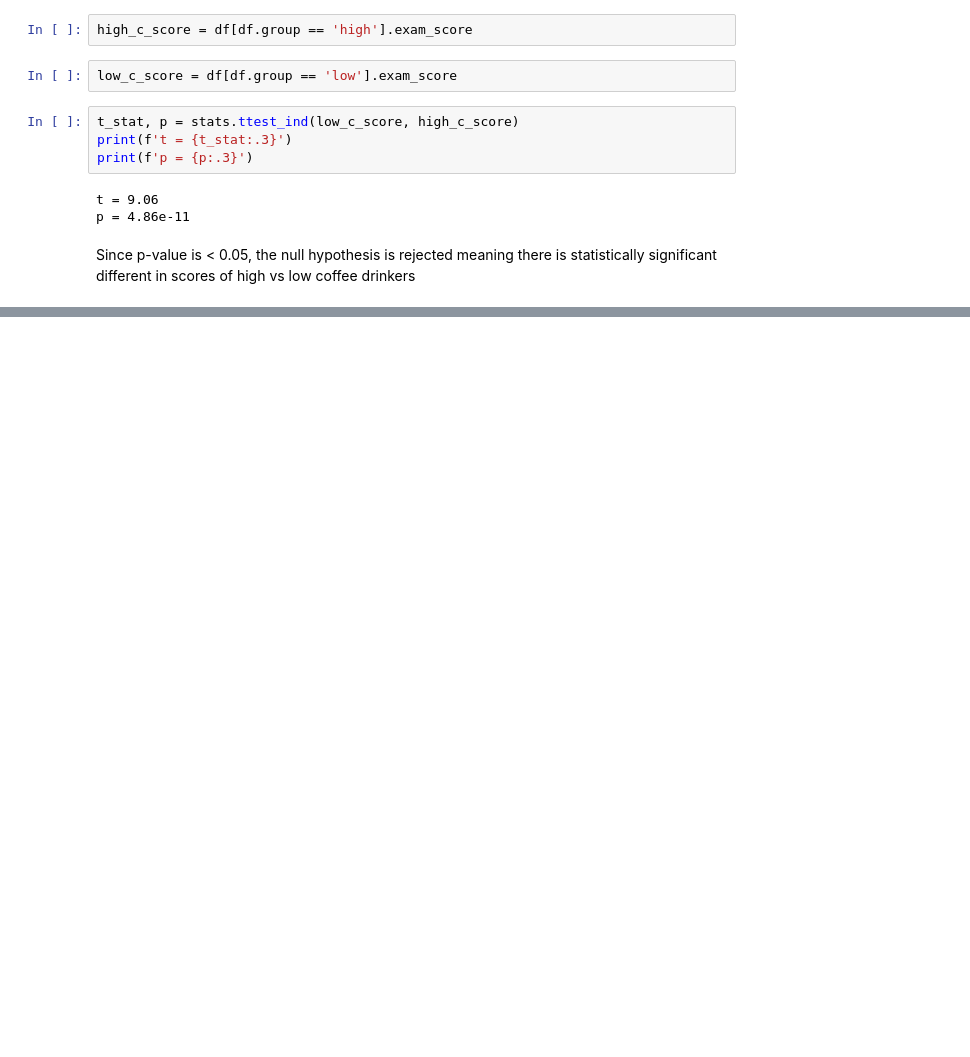
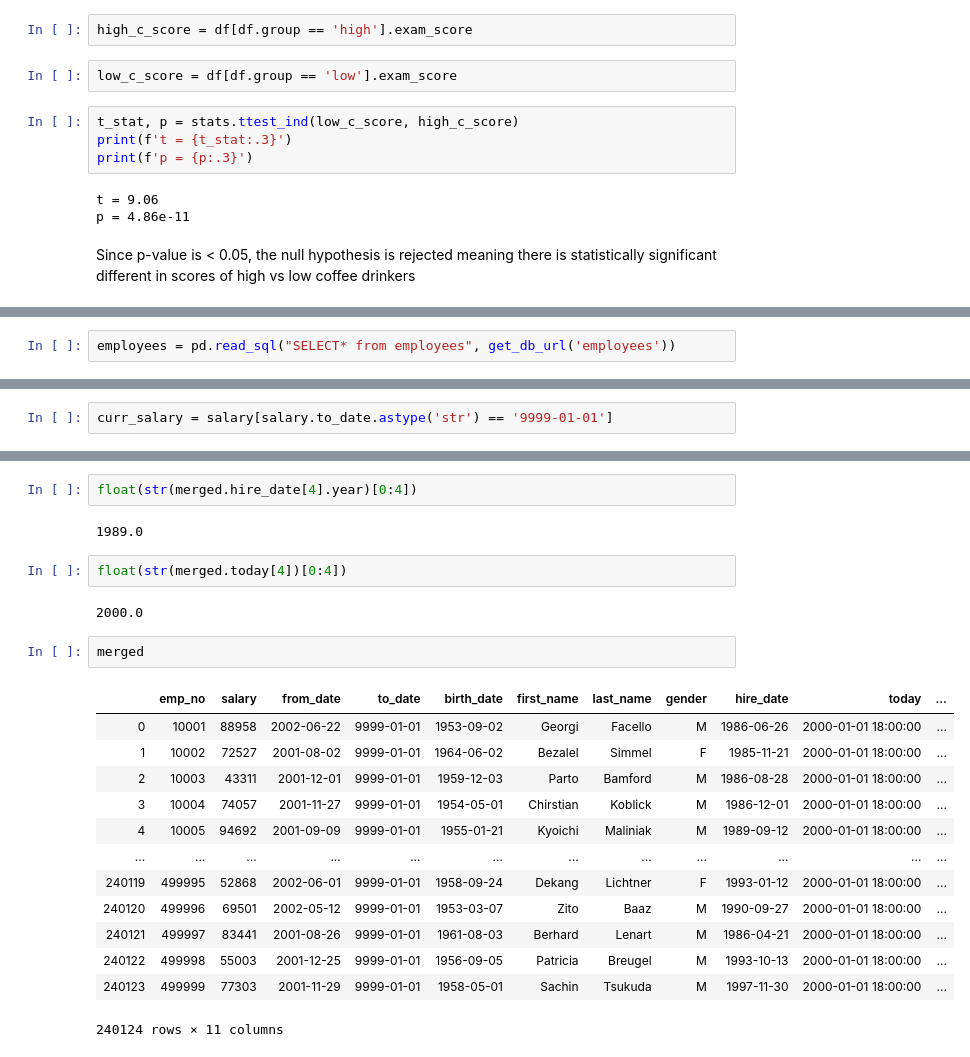
Before and after one commit to ravinder79/statistics-exercises, a Jupyter notebook: hypothesis_testing.ipynb, the cells around one changed output, grey strips where cells are left out. Saved outputs shown, nothing was run; the diff lists cells and outputs as text; blank space fills up the shorter version.

```diff
--- a/hypothesis_testing.ipynb
+++ b/hypothesis_testing.ipynb
@@ -262,0 +449,2 @@ Since p-value is < 0.05, the null hypothesis is rejected meaning there is statis
+# %%
+employees = pd.read_sql("SELECT* from employees", get_db_url('employees'))
@@ -262,0 +460,2 @@ Since p-value is < 0.05, the null hypothesis is rejected meaning there is statis
+# %%
+curr_salary = salary[salary.to_date.astype('str') == '9999-01-01']
@@ -262,0 +500,24 @@ Since p-value is < 0.05, the null hypothesis is rejected meaning there is statis
+# %%
+float(str(merged.hire_date[4].year)[0:4])
+# %% [output]
+1989.0
+# %%
+float(str(merged.today[4])[0:4])
+# %% [output]
+2000.0
+# %%
+merged
+# %% [output]
+|  | emp_no | salary | from_date | to_date | birth_date | first_name | last_name | gender | hire_date | today | ... |
+| 0 | 10001 | 88958 | 2002-06-22 | 9999-01-01 | 1953-09-02 | Georgi | Facello | M | 1986-06-26 | 2000-01-01 18:00:00 | ... |
+| 1 | 10002 | 72527 | 2001-08-02 | 9999-01-01 | 1964-06-02 | Bezalel | Simmel | F | 1985-11-21 | 2000-01-01 18:00:00 | ... |
+| 2 | 10003 | 43311 | 2001-12-01 | 9999-01-01 | 1959-12-03 | Parto | Bamford | M | 1986-08-28 | 2000-01-01 18:00:00 | ... |
+| 3 | 10004 | 74057 | 2001-11-27 | 9999-01-01 | 1954-05-01 | Chirstian | Koblick | M | 1986-12-01 | 2000-01-01 18:00:00 | ... |
+| 4 | 10005 | 94692 | 2001-09-09 | 9999-01-01 | 1955-01-21 | Kyoichi | Maliniak | M | 1989-09-12 | 2000-01-01 18:00:00 | ... |
+| ... | ... | ... | ... | ... | ... | ... | ... | ... | ... | ... | ... |
+| 240119 | 499995 | 52868 | 2002-06-01 | 9999-01-01 | 1958-09-24 | Dekang | Lichtner | F | 1993-01-12 | 2000-01-01 18:00:00 | ... |
+| 240120 | 499996 | 69501 | 2002-05-12 | 9999-01-01 | 1953-03-07 | Zito | Baaz | M | 1990-09-27 | 2000-01-01 18:00:00 | ... |
+| 240121 | 499997 | 83441 | 2001-08-26 | 9999-01-01 | 1961-08-03 | Berhard | Lenart | M | 1986-04-21 | 2000-01-01 18:00:00 | ... |
+| 240122 | 499998 | 55003 | 2001-12-25 | 9999-01-01 | 1956-09-05 | Patricia | Breugel | M | 1993-10-13 | 2000-01-01 18:00:00 | ... |
+| 240123 | 499999 | 77303 | 2001-11-29 | 9999-01-01 | 1958-05-01 | Sachin | Tsukuda | M | 1997-11-30 | 2000-01-01 18:00:00 | ... |
+240124 rows × 11 columns
```
Also changed, not shown: parts of 50 cells of this notebook.
